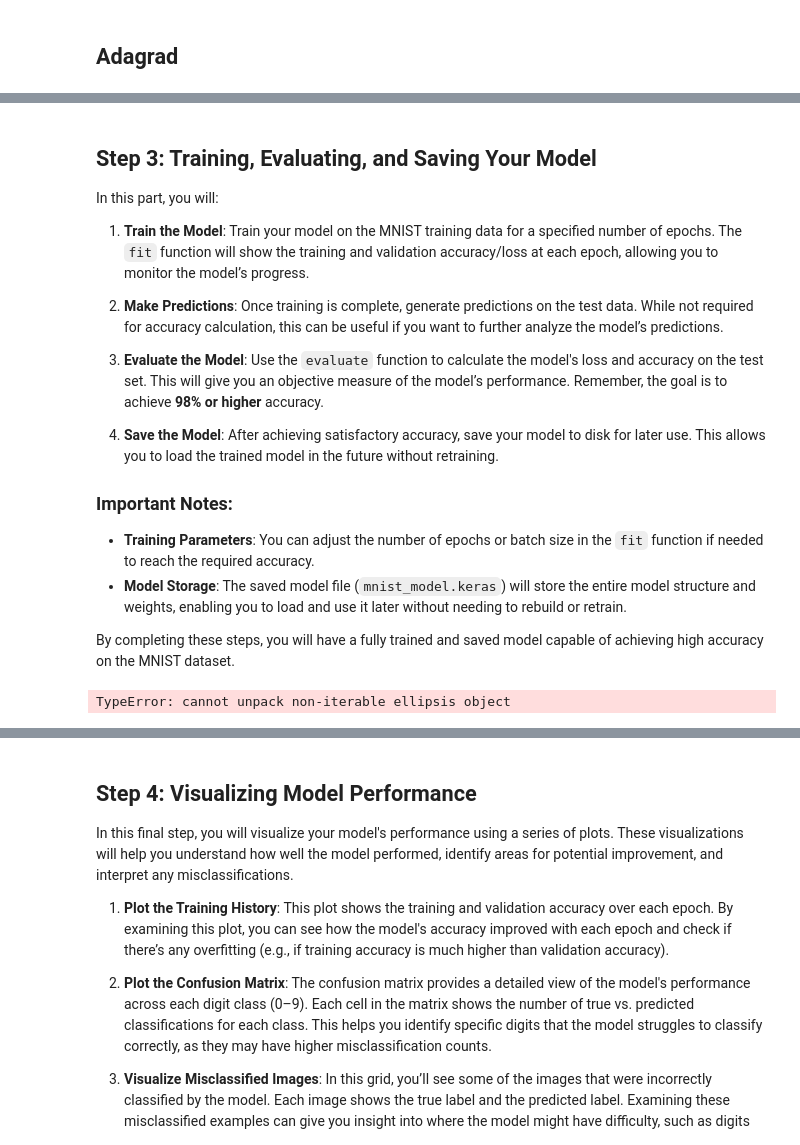
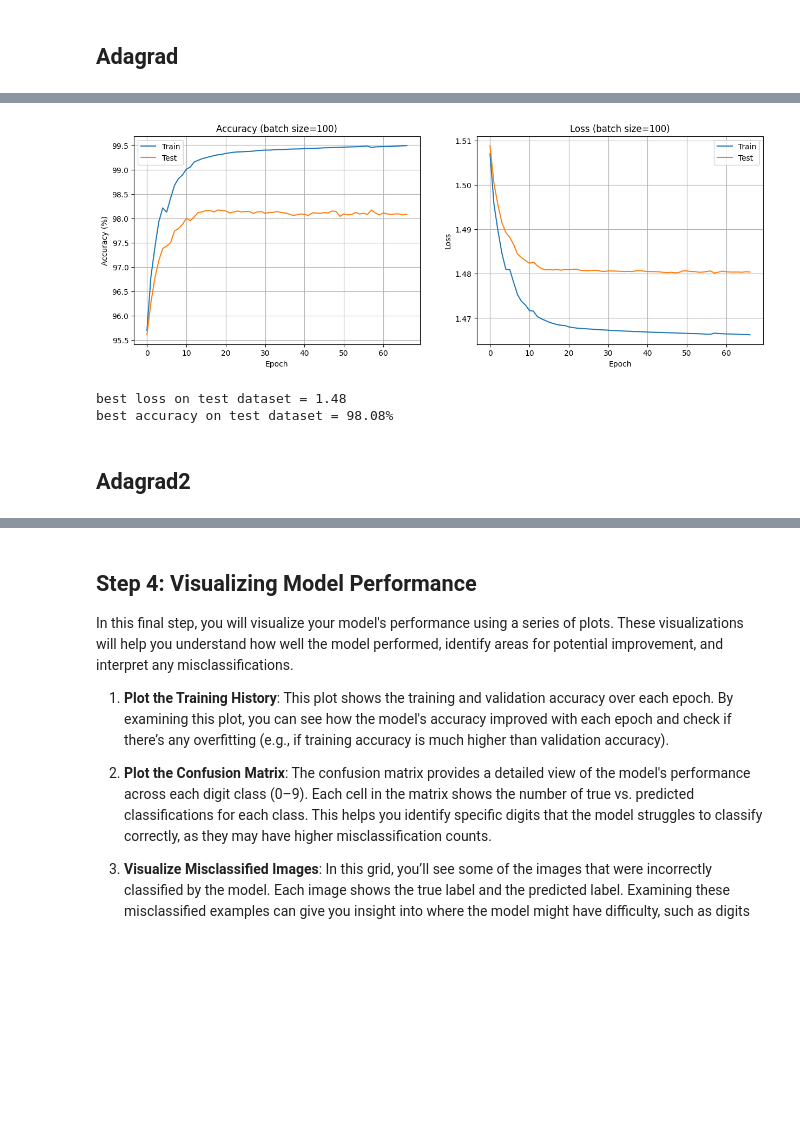
Before and after one commit to ILoveBacteria/machine-learning-assignments, a Jupyter notebook: assignment3/P3/3_MNIST_Classification.ipynb, the cells around one changed output, grey strips where cells are left out. Saved outputs shown, nothing was run; the diff lists cells and outputs as text; code cells hidden in the pictures; blank space fills up the shorter version.

```diff
--- a/assignment3/P3/3_MNIST_Classification.ipynb
+++ b/assignment3/P3/3_MNIST_Classification.ipynb
@@ -539,21 +537,25 @@ Early stopping...
 # %% [markdown]
 ### Plot
 # %%
-plt.figure(figsize=(15, 5))
-plt.subplot(1, 2, 1)
-plt.plot(np.arange(len(model.accuracy_train_history)), np.array(model.accuracy_train_history) * 100, label='Train')
-plt.plot(np.arange(len(model.accuracy_test_history)), np.array(model.accuracy_test_history) * 100, label='Test')
-plt.xlabel('Epoch')
-plt.ylabel('Accuracy (%)')
-plt.title('Accuracy (batch size=100)')
-plt.legend()
-plt.grid()
+def plot():
+    plt.figure(figsize=(15, 5))
+    plt.subplot(1, 2, 1)
+    plt.plot(np.arange(len(model.accuracy_train_history)), np.array(model.accuracy_train_history) * 100, label='Train')
+    plt.plot(np.arange(len(model.accuracy_test_history)), np.array(model.accuracy_test_history) * 100, label='Test')
+    plt.xlabel('Epoch')
+    plt.ylabel('Accuracy (%)')
+    plt.title('Accuracy (batch size=100)')
+    plt.legend()
+    plt.grid()
 
-plt.subplot(1, 2, 2)
-plt.plot(np.arange(len(model.loss_train_history)), np.array(model.loss_train_history), label='Train')
-plt.plot(np.arange(len(model.loss_test_history)), np.array(model.loss_test_history), label='Test')
-plt.xlabel('Epoch')
-plt.ylabel('Loss')
-plt.title('Loss (batch size=100)')
-plt.legend()
-plt.grid()
+    plt.subplot(1, 2, 2)
+    plt.plot(np.arange(len(model.loss_train_history)), np.array(model.loss_train_history), label='Train')
+    plt.plot(np.arange(len(model.loss_test_history)), np.array(model.loss_test_history), label='Test')
+    plt.xlabel('Epoch')
+    plt.ylabel('Loss')
+    plt.title('Loss (batch size=100)')
+    plt.legend()
+    plt.grid()
+    plt.show()
+    print(f'best loss on test dataset = {model.loss_test_history[-1]:.2f}')
+    print(f'best accuracy on test dataset = {model.accuracy_test_history[-1] * 100}%')
@@ -825,31 +588,0 @@ print(f'best accuracy on test dataset = {model.accuracy_test_history[-1] * 100}%
-# %% [markdown]
-## Step 3: Training, Evaluating, and Saving Your Model
-
-In this part, you will:
-1. **Train the Model**: Train your model on the MNIST training data for a specified number of epochs. The `fit` function will show the training and validation accuracy/loss at each epoch, allowing you to monitor the model’s progress.
-
-2. **Make Predictions**: Once training is complete, generate predictions on the test data. While not required for accuracy calculation, this can be useful if you want to further analyze the model’s predictions.
-
-3. **Evaluate the Model**: Use the `evaluate` function to calculate the model's loss and accuracy on the test set. This will give you an objective measure of the model’s performance. Remember, the goal is to achieve **98% or higher** accuracy.
-
-4. **Save the Model**: After achieving satisfactory accuracy, save your model to disk for later use. This allows you to load the trained model in the future without retraining.
-
-### Important Notes:
-- **Training Parameters**: You can adjust the number of epochs or batch size in the `fit` function if needed to reach the required accuracy.
-- **Model Storage**: The saved model file (`mnist_model.keras`) will store the entire model structure and weights, enabling you to load and use it later without needing to rebuild or retrain.
-
-By completing these steps, you will have a fully trained and saved model capable of achieving high accuracy on the MNIST dataset.
-# %%
-# TODO: Train the best model on the full training set.
-history = ...
-predictions = ...
-
-# TODO: Evaluate the model on the test set.
-loss, accuracy = ...
-print(f"Test loss: {loss:.4f}")
-print(f"Test accuracy: {accuracy*100:.2f}%")
-
-# TODO: Save the best model to disk.
-...
-# %% [output]
-TypeError: cannot unpack non-iterable ellipsis object
@@ -855,0 +595,8 @@ TypeError: cannot unpack non-iterable ellipsis object
+# %%
+plot()
+# %% [output]
+[figure, added]
+best loss on test dataset = 1.48
+best accuracy on test dataset = 98.08%
+# %% [markdown]
+## Adagrad2
```
Also changed, not shown: parts of 62 cells of this notebook, 4 other files.
